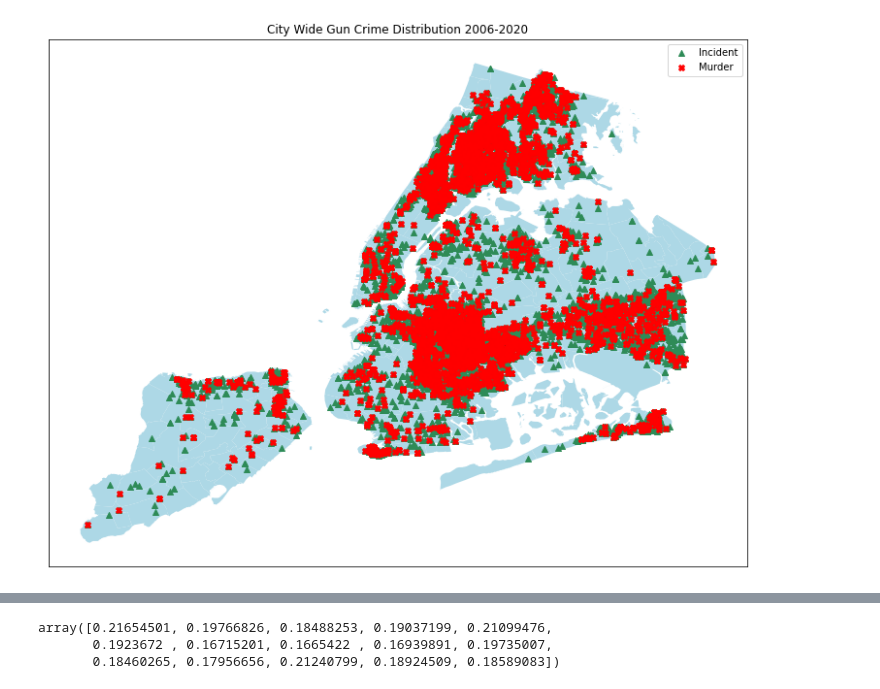
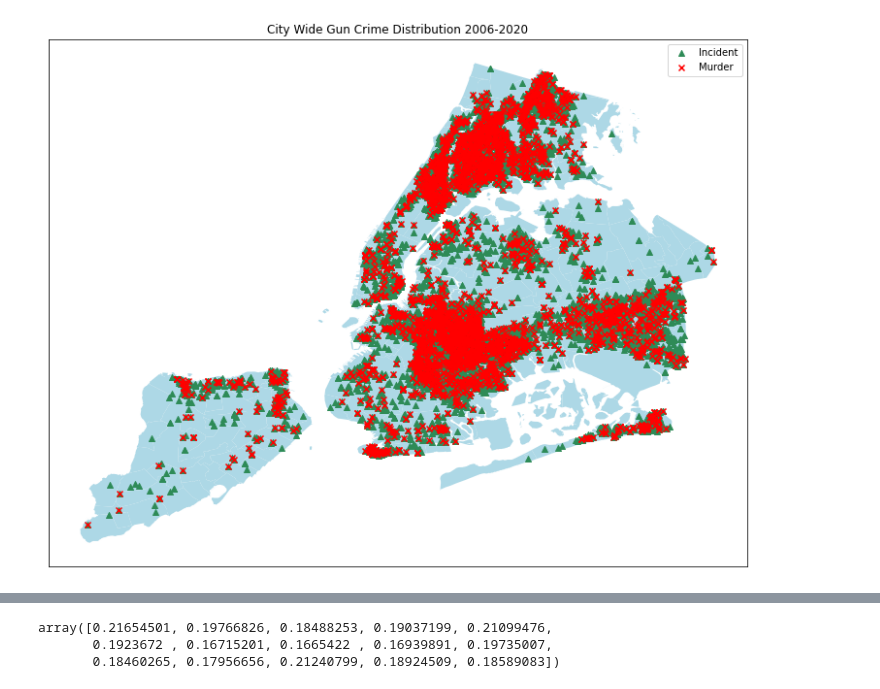
Before and after one commit to sashasabater/nyc-gun-violence, a Jupyter notebook: notebooks/nypd.ipynb, the cells around one changed output, grey strips where cells are left out. Drawn from its saved outputs; the diff is of its cells as text; code cells hidden in the pictures.

```diff
--- a/notebooks/nypd.ipynb
+++ b/notebooks/nypd.ipynb
@@ -60,16 +55,16 @@ ax.set_title('rough sketch');
 # %%
 ny_map = gpd.read_file('../data/map.geojson')
 fig, ax = plt.subplots(figsize=(15, 10))
 ny_map.plot(color = 'lightblue', ax=ax)
 geo_ny.plot(marker = '^', color = 'seagreen', ax = ax, label = 'Incident')
-geo_k.plot(marker = 'X', color = 'red', ax = ax, label = 'Murder')
+geo_k.plot(marker = 'x', color = 'red', ax = ax, label = 'Murder')
 ax.set_title('City Wide Gun Crime Distribution 2006-2020')
 ax.set_xticks([])
 ax.set_yticks([])
 ax.legend()
 plt.savefig('../images/City-Wide.png');
 # %% [output]
-[figure, old version]
+[figure, new version]
 # %%
 total_deaths_by_year = []
 for name, group in killed.groupby('Year'):
```
Also changed, not shown: parts of 4 cells of this notebook, 4 other files.
